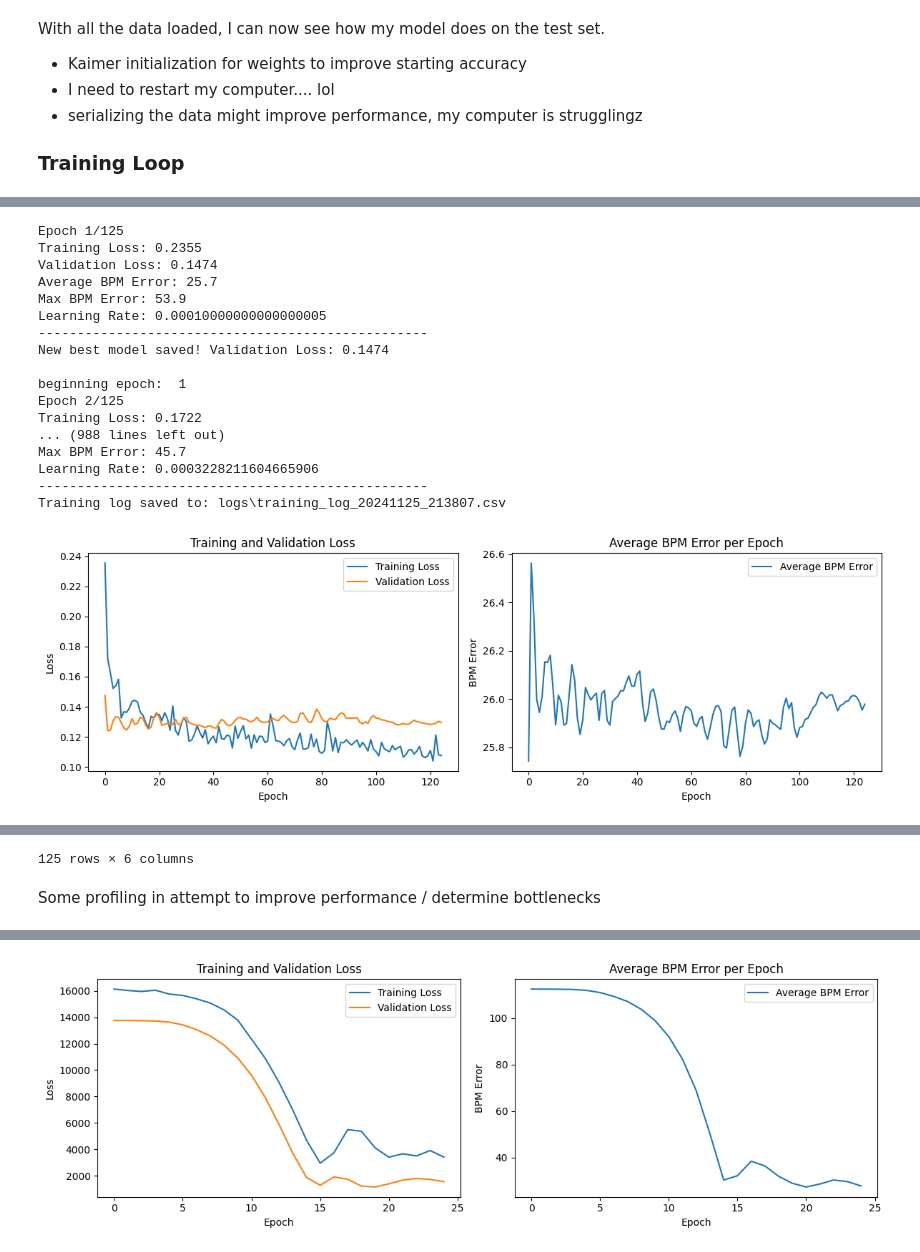
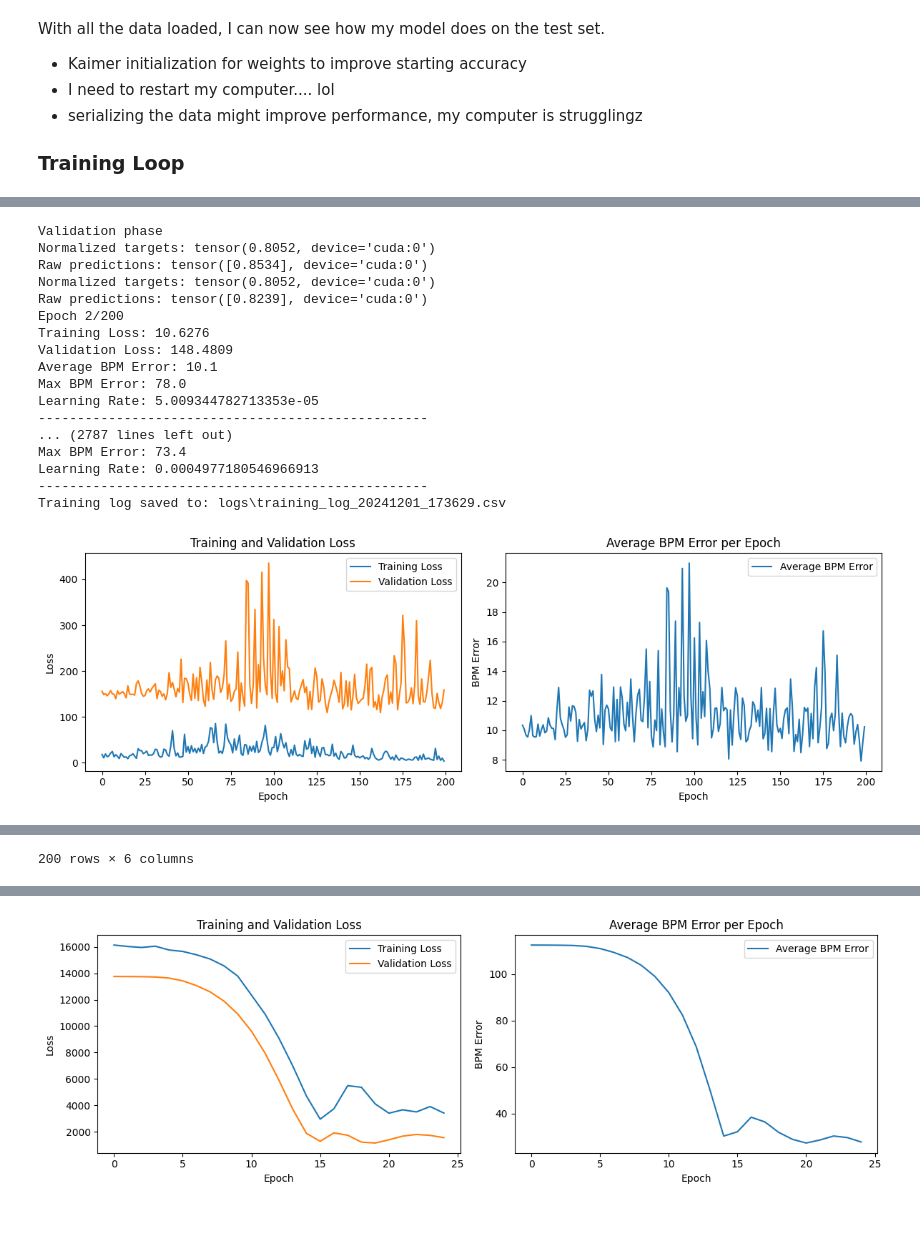
Before and after one commit to ParkerTonra/beat_teller_project, a Jupyter notebook: BeatTeller.ipynb, the cells around one changed output, grey strips where cells are left out. Saved outputs shown, nothing was run; the diff lists cells and outputs as text; code cells hidden in the pictures; blank space fills up the shorter version.

```diff
--- a/BeatTeller.ipynb
+++ b/BeatTeller.ipynb
@@ -462,16 +881,16 @@ With all the data loaded, I can now see how my model does on the test set.
 # %%
 import gc
-
-max_norm = 2.0  # Gradient clipping threshold
+max_norm = 1.0  # Gradient clipping threshold
 torch.cuda.empty_cache()
 gc.collect()  # garbage collect
 # Training loop
 for epoch in range(num_epochs):
+    print(f"Epoch {epoch+1}/{num_epochs}")
     if epoch % 5 == 0:  # Every 5 epochs
-        torch.cuda.empty_cache() # garbage collect
-        gc.collect()
+        torch.cuda.empty_cache() # clear cache
+        gc.collect() # garbage collect
     # Training phase
-    print("beginning epoch: ", epoch)
+    print("Training phase")
     model.train()
     train_loss = 0.0
     train_bpm_errors = []
@@ -488,14 +907,15 @@ for epoch in range(num_epochs):
         loss = criterion(outputs, targets)
 
         # Denormalize for BPM error calculation
-        outputs_denorm = outputs.detach().cpu().numpy()
-        targets_denorm = targets.detach().cpu().numpy()
-        true_tempos = (targets_denorm[:, 0] * 77) + 78
-        pred_tempos = (outputs_denorm[:, 0] * 77) + 78
+        outputs_denorm = outputs.detach().cpu().numpy().squeeze()  # Added squeeze()
+        targets_denorm = targets.detach().cpu().numpy().squeeze()  # Added squeeze()
+        true_tempos = (targets_denorm * 77) + 78
+        pred_tempos = (outputs_denorm * 77) + 78
 
         loss.backward()
         torch.nn.utils.clip_grad_norm_(model.parameters(), max_norm)
         optimizer.step()
+        ema.update()
 
         train_loss += loss.item()
         bpm_errors = np.abs(true_tempos - pred_tempos)
@@ -504,6 +924,7 @@ for epoch in range(num_epochs):
     avg_train_loss = train_loss / len(train_loader)
 
     # Validation phase
+    print("Validation phase")
     model.eval()
     val_loss = 0.0
     val_bpm_errors = []
@@ -512,20 +933,23 @@ for epoch in range(num_epochs):
         for features, targets in val_loader:
             features = features.to(device)
             targets = targets.squeeze(1).to(device)
+            print("Normalized targets:", targets[0])
             outputs = model(features)
-
+            print("Raw predictions:", outputs[0])
             # get loss from normalized values
             loss = criterion(outputs, targets)
 
             # Denormalize for BPM error calculation
-            outputs_denorm = outputs.detach().cpu().numpy()
-            targets_denorm = targets.detach().cpu().numpy()
-            true_tempos = (targets_denorm[:, 0] * 77) + 78
-            pred_tempos = (outputs_denorm[:, 0] * 77) + 78
+            outputs_denorm = outputs.detach().cpu().numpy().squeeze()
+            targets_denorm = targets.detach().cpu().numpy().squeeze()
+            true_tempos = (targets_denorm * 77) + 78
+            pred_tempos = (outputs_denorm * 77) + 78
 
             val_loss += loss.item()
             bpm_errors = np.abs(true_tempos - pred_tempos)
             val_bpm_errors.extend(bpm_errors)
+
+
 
     # Calculate metrics
     avg_val_loss = val_loss / len(val_loader)
@@ -610,6 +1034,8 @@ print(f"Final Average BPM Error: {epoch_errors[-1]:.1f}")
 print(f"Average Training Loss: {np.mean(train_losses):.4f}")
 print(f"Average Validation Loss: {np.mean(val_losses):.4f}")
 
+
+
 print(f"Training plot saved to: {plot_path}")
 
 # Display final dataframe
@@ -620,19 +1063,19 @@ beginning epoch:  0
-Epoch 1/125
-Training Loss: 0.2355
-Validation Loss: 0.1474
-Average BPM Error: 25.7
-Max BPM Error: 53.9
-Learning Rate: 0.00010000000000000005
+Validation phase
+Normalized targets: tensor(0.8052, device='cuda:0')
+Raw predictions: tensor([0.8534], device='cuda:0')
+Normalized targets: tensor(0.8052, device='cuda:0')
+Raw predictions: tensor([0.8239], device='cuda:0')
+Epoch 2/200
+Training Loss: 10.6276
+Validation Loss: 148.4809
+Average BPM Error: 10.1
+Max BPM Error: 78.0
+Learning Rate: 5.009344782713353e-05
 --------------------------------------------------
-New best model saved! Validation Loss: 0.1474
-
-beginning epoch:  1
-Epoch 2/125
-Training Loss: 0.1722
-... (988 lines left out)
-Max BPM Error: 45.7
-Learning Rate: 0.0003228211604665906
+... (2787 lines left out)
+Max BPM Error: 73.4
+Learning Rate: 0.0004977180546966913
 --------------------------------------------------
-Training log saved to: logs\training_log_20241125_213807.csv
+Training log saved to: logs\training_log_20241201_173629.csv
-[figure, old version]
+[figure, new version]
 Training Complete!
@@ -658,3 +1101 @@ Final Training Log:
-125 rows × 6 columns
+200 rows × 6 columns
-# %% [markdown]
-Some profiling in attempt to improve performance / determine bottlenecks
```
Also changed, not shown: parts of 11 cells of this notebook, 44 other files.
